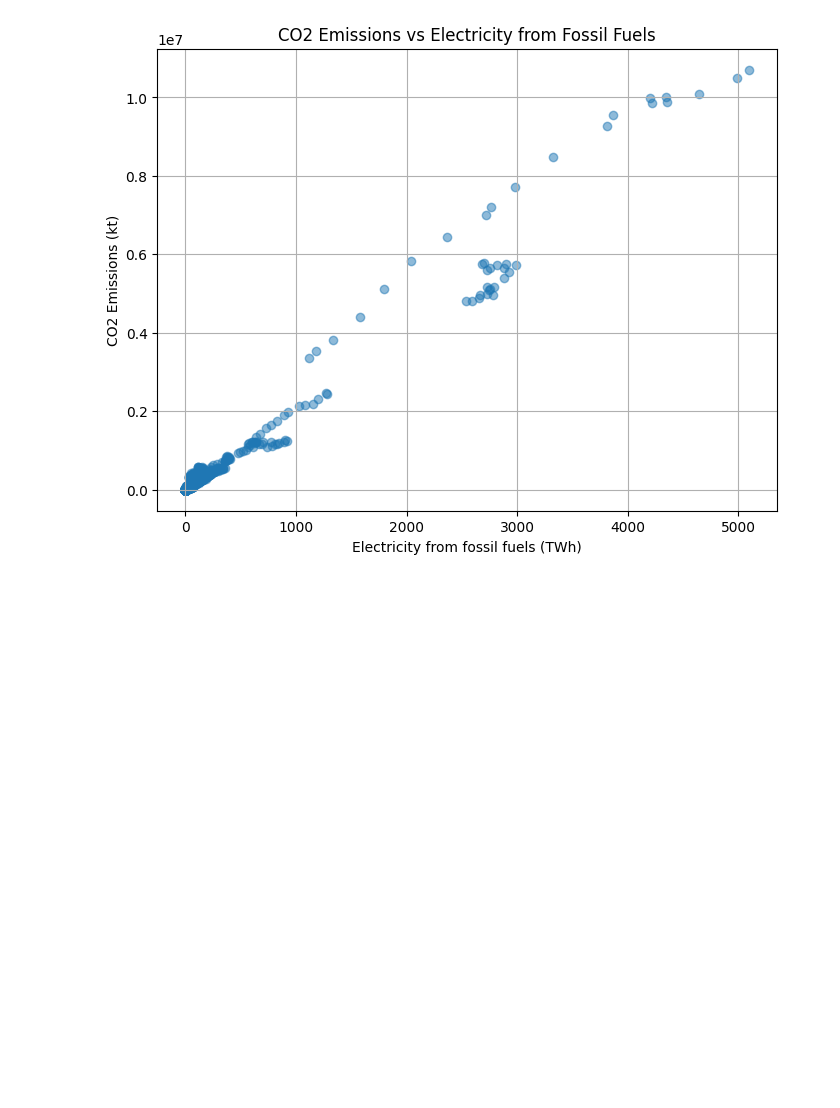
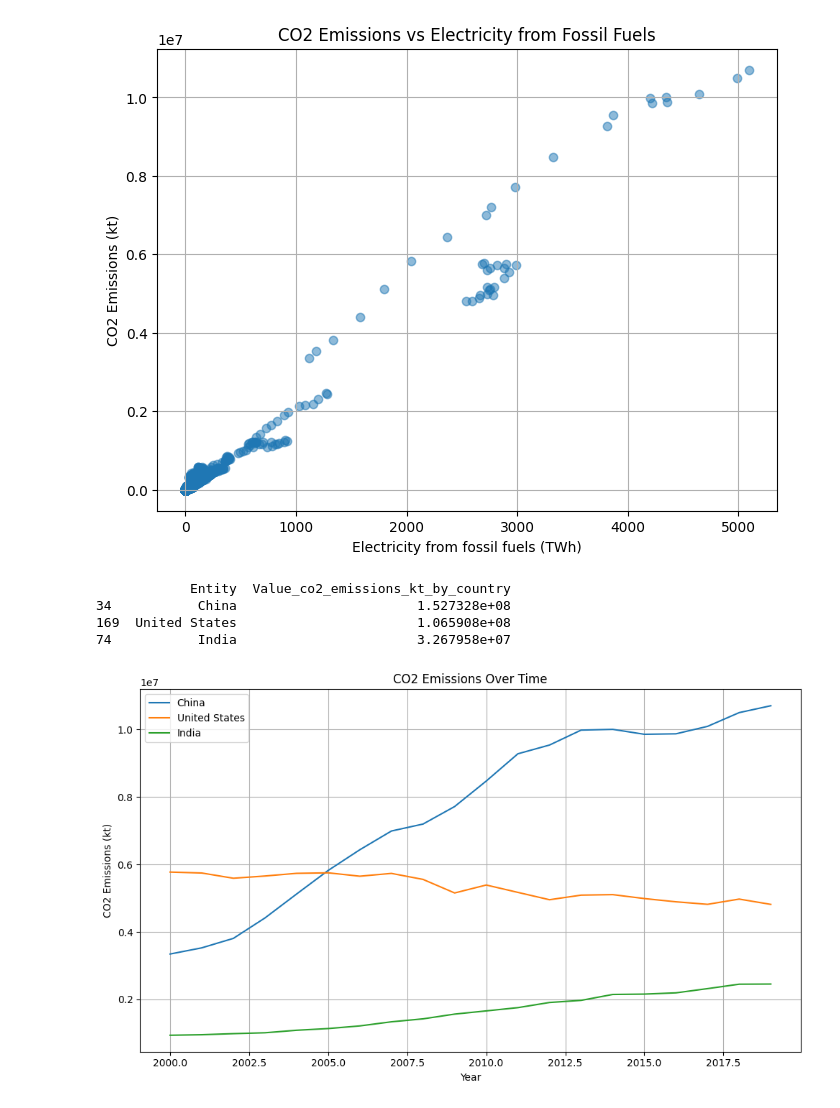
Before and after one commit to IT4063C-Fall23/final-project-Abuerrdg, a Jupyter notebook: source.ipynb, the cells around one changed output. Saved outputs shown, nothing was run; the diff lists cells and outputs as text; code cells hidden in the pictures; blank space fills up the shorter version.

Commit message:
Completed EDA, Visuals, Data Handling, and Machine learning ideas

```diff
--- a/source.ipynb
+++ b/source.ipynb
@@ -218,3 +218,15 @@ plt.show()
 [figure]
 # %%
 # When we pair this with the energy consumption trend over time, we know that fossil fuel is a favorite when it comes to generating electricity, but that also means the CO2 emmisions from burning fossil fuels is not good for the environment at all.
+# %%
+grouped_by_country = data.groupby('Entity')['Value_co2_emissions_kt_by_country'].sum().reset_index()
+
+# Selecting the top 3 countries with the highest total CO2 emissions
+top_3_emitting_countries = grouped_by_country.nlargest(3, 'Value_co2_emissions_kt_by_country')
+
+print(top_3_emitting_countries)
+# %% [output]
+            Entity  Value_co2_emissions_kt_by_country
+34           China                       1.527328e+08
+169  United States                       1.065908e+08
+74           India                       3.267958e+07
@@ -220,0 +236,21 @@ plt.show()
+# %%
+countries_to_plot = ['China', 'United States', 'India']  # Replace with your desired country names
+
+# Filtering data for selected countries
+selected_countries_data = data[data['Entity'].isin(countries_to_plot)]
+
+# Plotting CO2 emissions over the years for selected countries
+plt.figure(figsize=(10, 6))
+for country in countries_to_plot:
+    country_data = selected_countries_data[selected_countries_data['Entity'] == country]
+    plt.plot(country_data['Year'], country_data['Value_co2_emissions_kt_by_country'], label=country)
+
+plt.xlabel('Year')
+plt.ylabel('CO2 Emissions (kt)')
+plt.title('CO2 Emissions Over Time')
+plt.legend()
+plt.grid(True)
+plt.tight_layout()
+plt.show()
+# %% [output]
+[figure, added]
```
Also changed, not shown: parts of 6 cells of this notebook.
